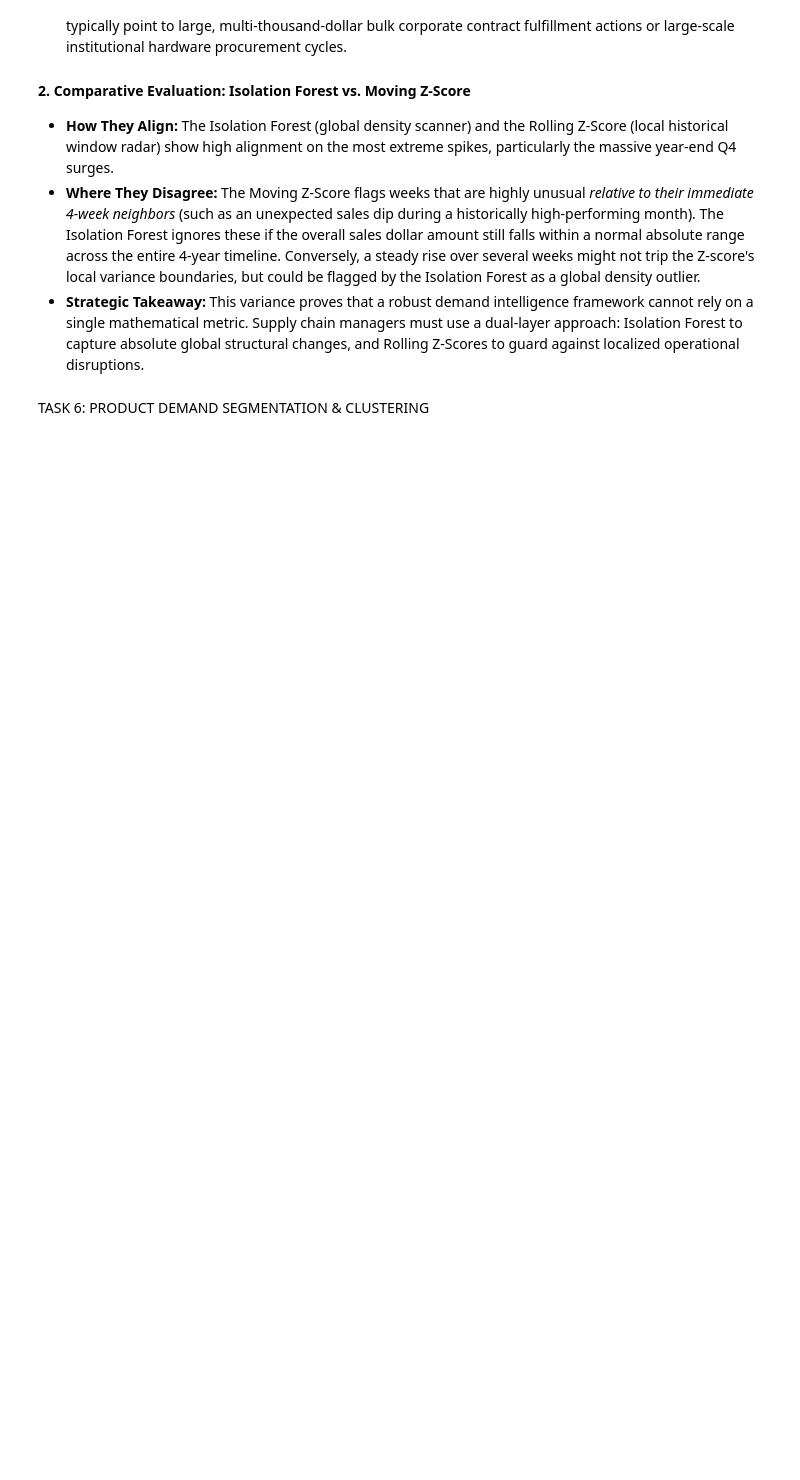
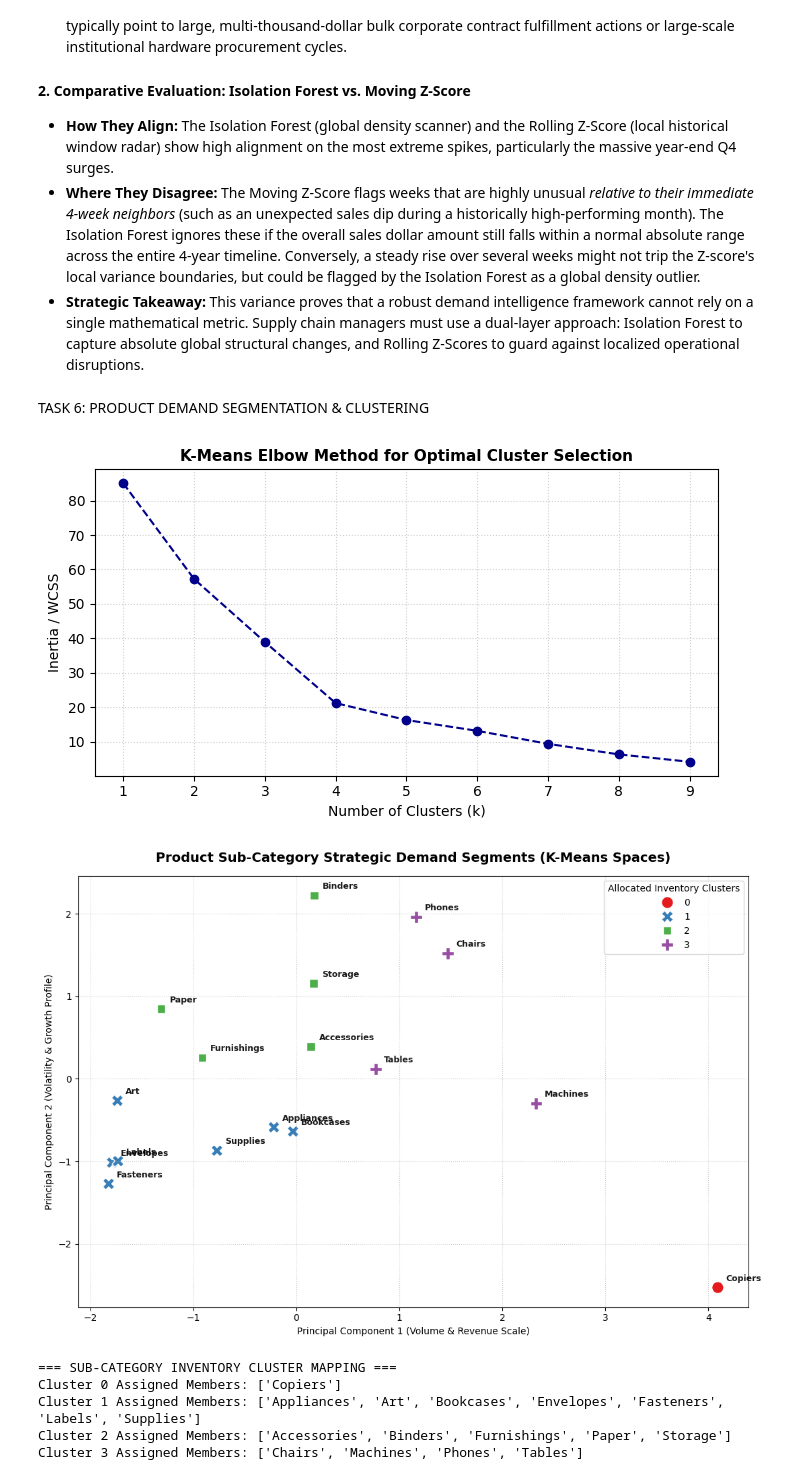
Before and after one commit to ishanpote/sales-forecasting-demand-intelligence, a Jupyter notebook: analysis.ipynb, the cells around one changed output. Cells and saved outputs as stored; diff of their text form; code cells hidden in the pictures; blank space fills up the shorter version.

```diff
--- a/analysis.ipynb
+++ b/analysis.ipynb
@@ -527,17 +527,20 @@ TASK 6: PRODUCT DEMAND SEGMENTATION & CLUSTERING
 from sklearn.cluster import KMeans
 from sklearn.preprocessing import StandardScaler
 from sklearn.decomposition import PCA
+import matplotlib.pyplot as plt
 import seaborn as sns
+import numpy as np
 
 # 1. Feature Engineering: Calculate Year-over-Year (YoY) Growth Rate per Sub-Category
 sub_cat_years = df_store.groupby(['Sub-Category', 'Year'])['Sales'].sum().unstack(fill_value=0)
 # Growth rate from first tracked year (2015) to final tracked year (2018)
 sub_cat_years['YoY_Growth'] = ((sub_cat_years[2018] - sub_cat_years[2015]) / (sub_cat_years[2015] + 1e-5)) * 100
 
-# 2. Extract Base Performance and Volatility metrics
+# 2. Extract Base Performance and Volatility metrics using guaranteed columns
 sub_cat_base = df_store.groupby('Sub-Category').agg(
-    Total_Volume=('Quantity', 'sum'),
-    Avg_Order_Value=('Sales', 'mean')
+    Total_Sales_Volume=('Sales', 'sum'),     # Using total sales revenue as size indicator
+    Avg_Order_Value=('Sales', 'mean'),
+    Transaction_Count=('Sales', 'count')      # Using frequency count of orders as volume proxy
 )
 
 # Extract monthly sales volatility
@@ -551,7 +554,7 @@ sub_cat_perf = sub_cat_base.merge(sub_cat_years['YoY_Growth'], left_index=True,
 scaler = StandardScaler()
 scaled_features = scaler.fit_transform(sub_cat_perf)
 
-# 4. Mandatory Step: Run the Elbow Method to verify optimal Clusters
+# 4. Step A: Run the Elbow Method to verify optimal Clusters
 inertia = []
 K_range = range(1, 10)
 for k in K_range:
@@ -578,30 +581,38 @@ sub_cat_perf['Cluster'] = kmeans.fit_predict(scaled_features)
 pca = PCA(n_components=2)
 pca_transformed = pca.fit_transform(scaled_features)
 sub_cat_perf['PCA1'] = pca_transformed[:, 0]
 sub_cat_perf['PCA2'] = pca_transformed[:, 1]
 
 # Plot the final 2D Product Space
 plt.figure(figsize=(11, 7.5))
 sns.scatterplot(
     data=sub_cat_perf, x='PCA1', y='PCA2',
     hue='Cluster', palette='Set1', s=160, style='Cluster'
 )
 
 # Overlay sub-category name labels onto plot coordinates
 for idx, row in sub_cat_perf.iterrows():
     plt.text(row['PCA1'] + 0.08, row['PCA2'] + 0.08, idx, fontsize=9, alpha=0.9, weight='bold')
 
 plt.title('Product Sub-Category Strategic Demand Segments (K-Means Spaces)', fontsize=14, fontweight='bold', pad=15)
 plt.xlabel('Principal Component 1 (Volume & Revenue Scale)')
 plt.ylabel('Principal Component 2 (Volatility & Growth Profile)')
 plt.legend(title='Allocated Inventory Clusters', loc='upper right')
 plt.grid(True, linestyle=':', alpha=0.6)
 plt.tight_layout()
 plt.savefig('charts/product_demand_clusters.png', dpi=300)
 plt.show()
 
 # Print cluster members out for evaluation
 print("=== SUB-CATEGORY INVENTORY CLUSTER MAPPING ===")
 for cluster_id in range(4):
     members = sub_cat_perf[sub_cat_perf['Cluster'] == cluster_id].index.tolist()
     print(f"Cluster {cluster_id} Assigned Members: {members}")
+# %% [output]
+[figure, added]
+[figure, added]
+=== SUB-CATEGORY INVENTORY CLUSTER MAPPING ===
+Cluster 0 Assigned Members: ['Copiers']
+Cluster 1 Assigned Members: ['Appliances', 'Art', 'Bookcases', 'Envelopes', 'Fasteners', 'Labels', 'Supplies']
+Cluster 2 Assigned Members: ['Accessories', 'Binders', 'Furnishings', 'Paper', 'Storage']
+Cluster 3 Assigned Members: ['Chairs', 'Machines', 'Phones', 'Tables']
```
Also changed, not shown: 2 other files.
